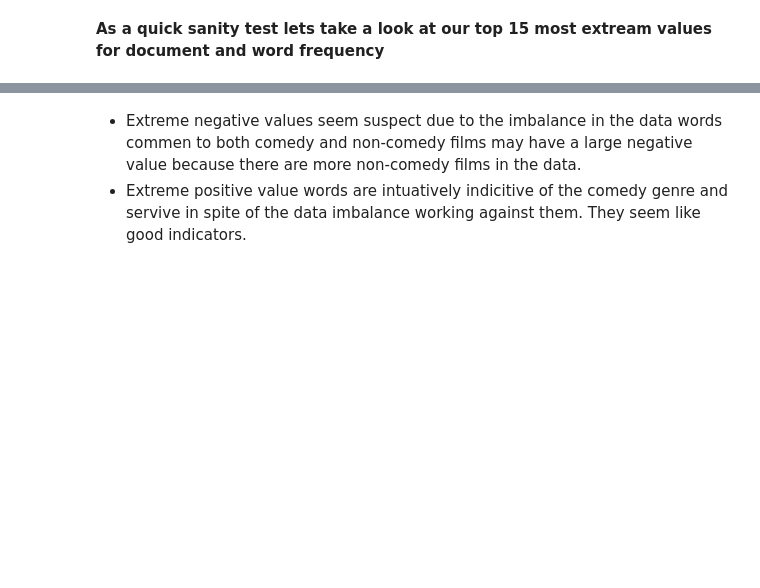
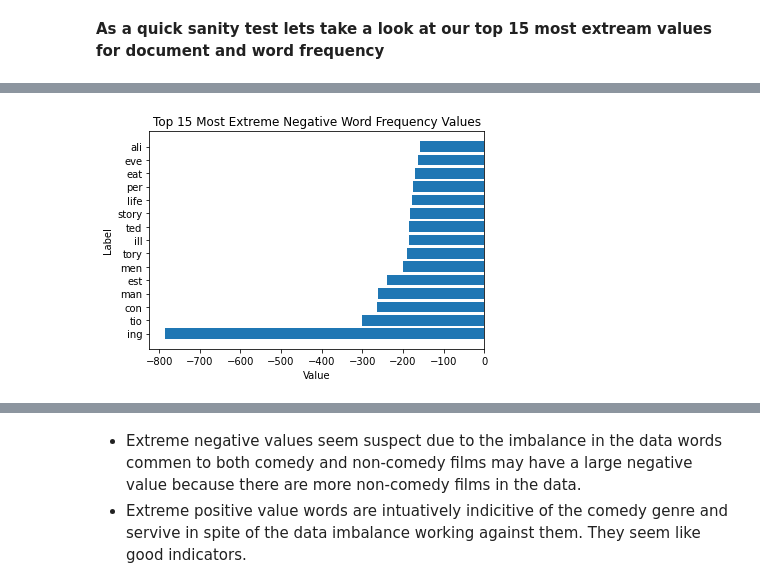
Before and after one commit to Johndsalas/netflix_genre_labeler, a Jupyter notebook: main.ipynb, the cells around one changed output, grey strips where cells are left out. Saved outputs shown, nothing was run; the diff lists cells and outputs as text; code cells hidden in the pictures; blank space fills up the shorter version.

```diff
--- a/main.ipynb
+++ b/main.ipynb
@@ -164,3 +167,5 @@ e.get_doc_ext(dict(freq_doc[:15]), "Top 15 Most Extreme Negative Document Freque
 # %%
-e.get_doc_ext(dict(freq_count[:15]), "Top 15 Most Extreme Negative Word Frequency Values")
+e.get_doc_ext(dict(word_freq[:15]), "Top 15 Most Extreme Negative Word Frequency Values")
+# %% [output]
+[figure, added]
 # %%
```
Also changed, not shown: parts of 22 cells of this notebook, 3 other files.
